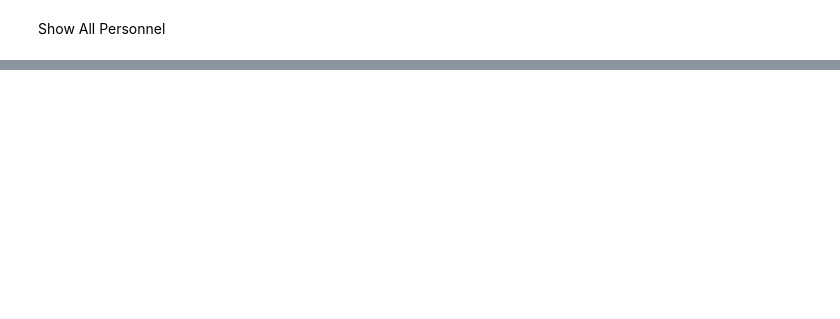
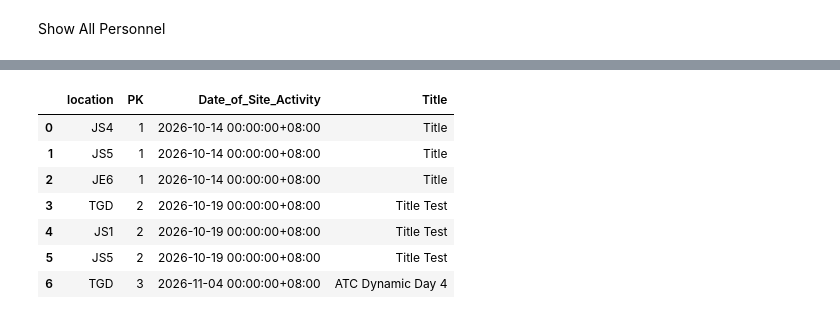
Before and after one commit to ernmin/site-activity, a Jupyter notebook: query.ipynb, the cells around one changed output, grey strips where cells are left out. Saved outputs shown, nothing was run; the diff lists cells and outputs as text; code cells hidden in the pictures; blank space fills up the shorter version.

```diff
--- a/query.ipynb
+++ b/query.ipynb
@@ -244,0 +330,29 @@ result_df
+# %%
+location1 = 'JS1'
+location2 = 'TGD'
+location3 = None
+location4 = None
+location5 = None
+all_locations = True
+#put all locations as True or False then the rest of the search does not matter
+# %%
+query = """
+SELECT location, PK, Date_of_Site_Activity, Title
+FROM site_activity
+JOIN location ON site_activity.PK = location.FK
+WHERE (location = $location1)
+OR (location = $location2)
+OR ($all_locations)
+"""
+result_df = duckdb.query(query, params={"location1": location1, "location2": location2, "all_locations": all_locations}).to_df()
+# result_df = duckdb.execute(query, params={"location1": location1, "location2": location2, "location3": location3, "location4": location4, "location5": location5}).to_df()
+result_df
+# %% [output]
+|  | location | PK | Date_of_Site_Activity | Title |
+| 0 | JS4 | 1 | 2026-10-14 00:00:00+08:00 | Title |
+| 1 | JS5 | 1 | 2026-10-14 00:00:00+08:00 | Title |
+| 2 | JE6 | 1 | 2026-10-14 00:00:00+08:00 | Title |
+| 3 | TGD | 2 | 2026-10-19 00:00:00+08:00 | Title Test |
+| 4 | JS1 | 2 | 2026-10-19 00:00:00+08:00 | Title Test |
+| 5 | JS5 | 2 | 2026-10-19 00:00:00+08:00 | Title Test |
+| 6 | TGD | 3 | 2026-11-04 00:00:00+08:00 | ATC Dynamic Day 4 |
```
Also changed, not shown: parts of 19 cells of this notebook, 1 other file.
